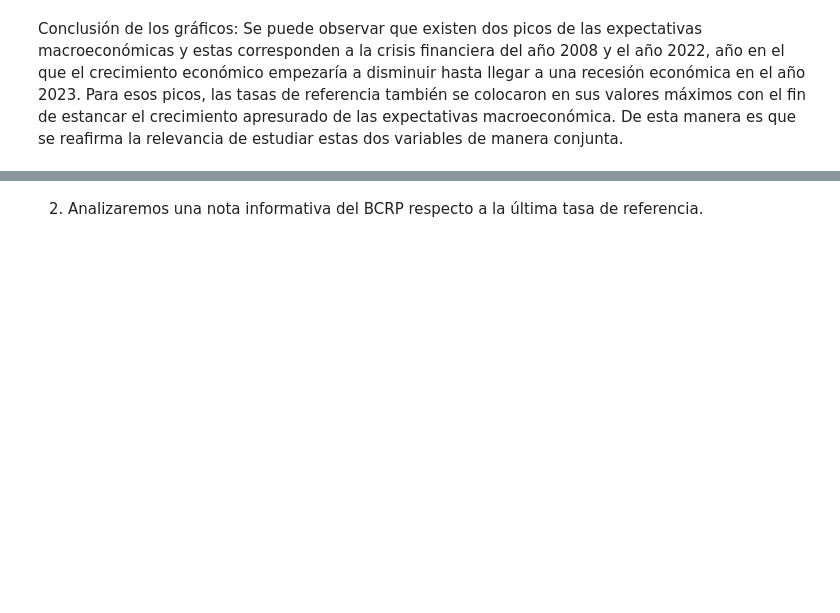
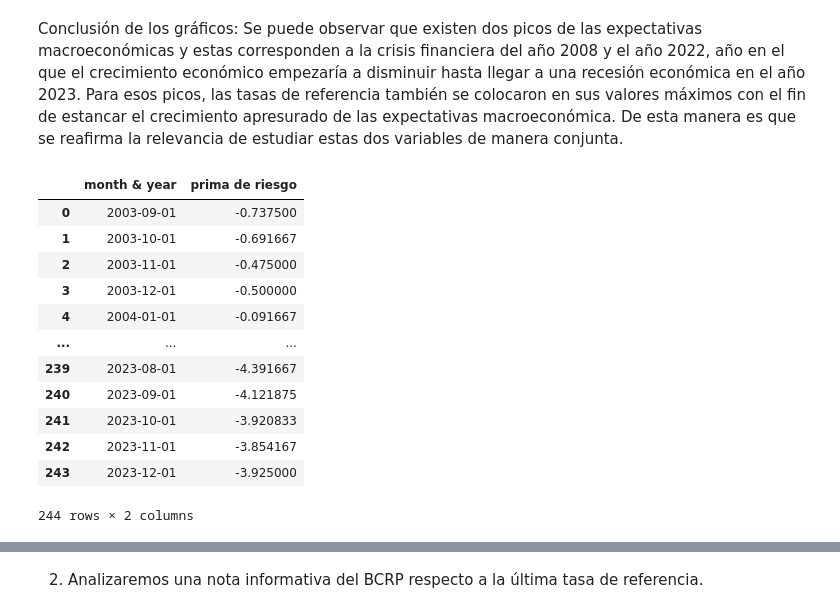
Before and after one commit to qlab-intro-python/proyecto-final-pf-arce-y-mundaca, a Jupyter notebook: proyecto_final.ipynb, the cells around one changed output, grey strips where cells are left out. Drawn from its saved outputs; the diff is of its cells as text; code cells hidden in the pictures; blank space fills up the shorter version.

```diff
--- a/proyecto_final.ipynb
+++ b/proyecto_final.ipynb
@@ -265,2 +265,22 @@ plt.show()
 # %% [markdown]
 Conclusión de los gráficos: Se puede observar que existen dos picos de las expectativas macroeconómicas y estas corresponden a la crisis financiera del año 2008 y el año 2022, año en el que el crecimiento económico empezaría a disminuir hasta llegar a una recesión económica en el año 2023. Para esos picos, las tasas de referencia también se colocaron en sus valores máximos con el fin de estancar el crecimiento apresurado de las expectativas macroeconómica. De esta manera es que se reafirma la relevancia de estudiar estas dos variables de manera conjunta.
+# %%
+#Queremos ver la diferencia entre la tasa de interés referencial y la tasa de interés esperada, en otras palabras, la prima de riesgo
+merged_df = pd.merge(df_expectativas, df_tasas, on='month & year')
+merged_df['prima de riesgo'] = merged_df['expectativas macroeconómicas'] - merged_df['tasa de referencia']
+prima_de_riesgo = merged_df[['month & year', 'prima de riesgo']].copy()
+prima_de_riesgo
+# %% [output]
+|  | month & year | prima de riesgo |
+| 0 | 2003-09-01 | -0.737500 |
+| 1 | 2003-10-01 | -0.691667 |
+| 2 | 2003-11-01 | -0.475000 |
+| 3 | 2003-12-01 | -0.500000 |
+| 4 | 2004-01-01 | -0.091667 |
+| ... | ... | ... |
+| 239 | 2023-08-01 | -4.391667 |
+| 240 | 2023-09-01 | -4.121875 |
+| 241 | 2023-10-01 | -3.920833 |
+| 242 | 2023-11-01 | -3.854167 |
+| 243 | 2023-12-01 | -3.925000 |
+244 rows × 2 columns
```
Also changed, not shown: parts of 4 cells of this notebook.
